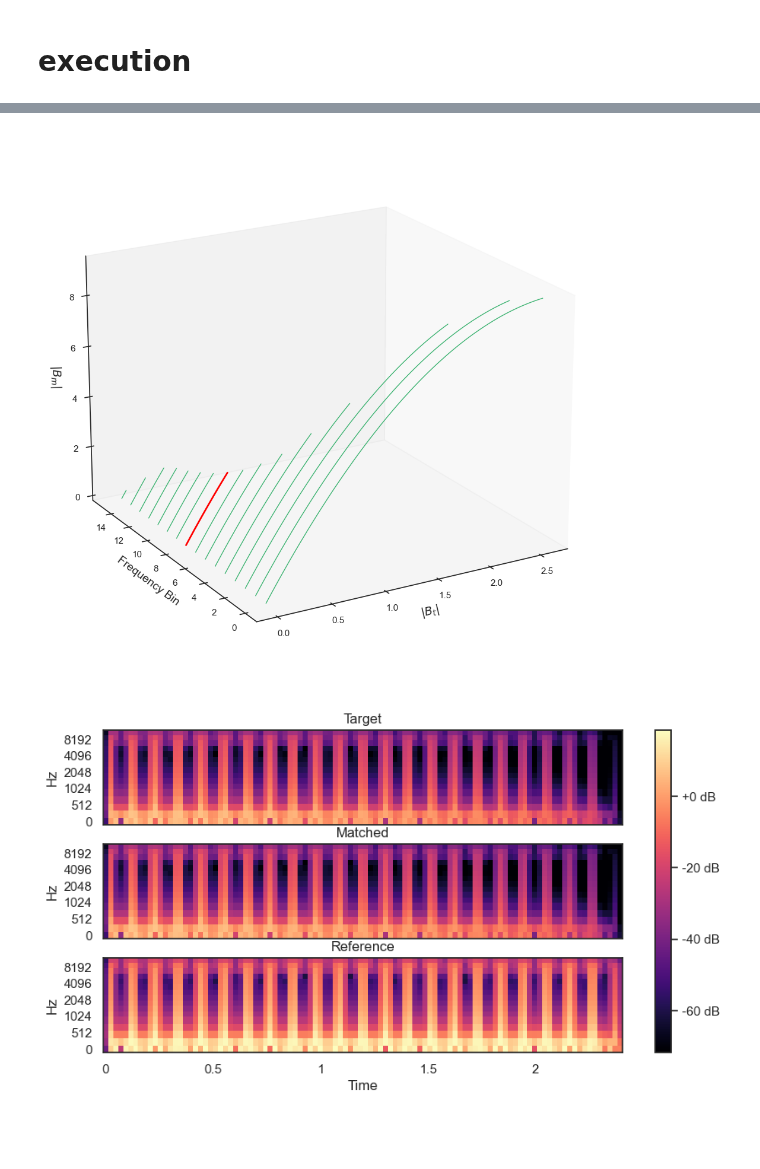
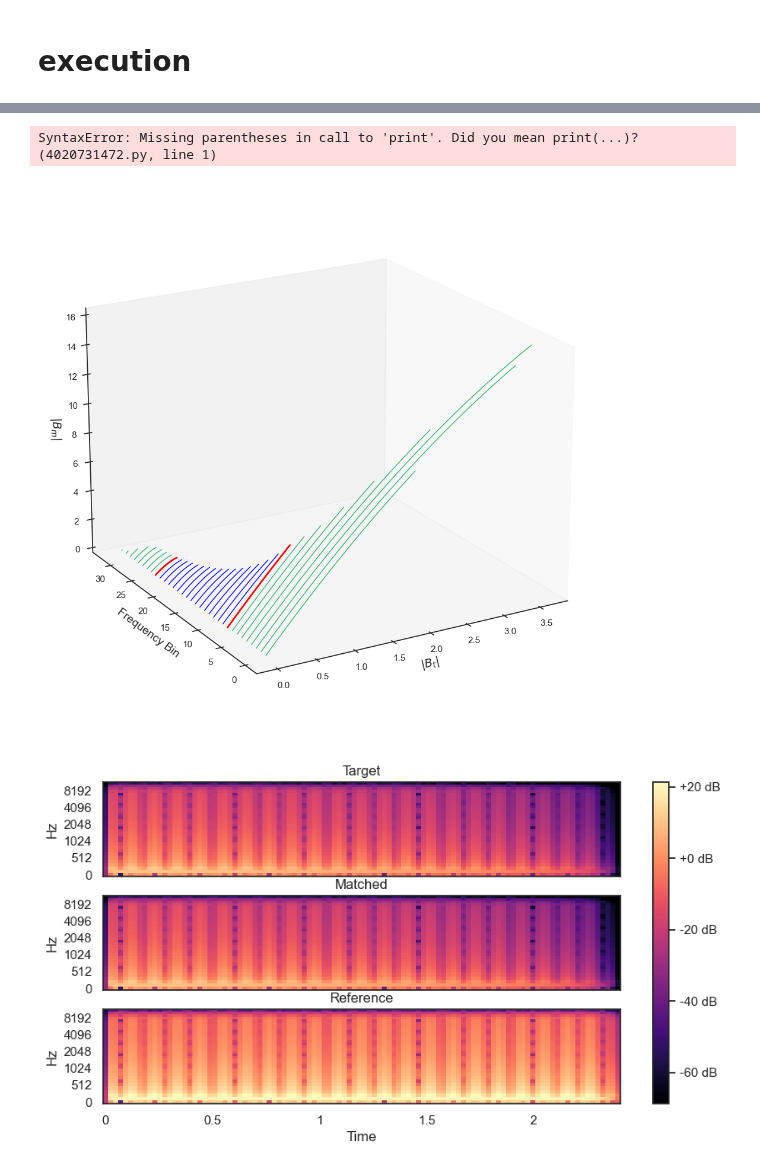
Before and after one commit to Mrozinskikj/MSci-Project, a Jupyter notebook: clean.ipynb, the cells around one changed output, grey strips where cells are left out. Cells and saved outputs as stored; diff of their text form; code cells hidden in the pictures; blank space fills up the shorter version.

```diff
--- a/clean.ipynb
+++ b/clean.ipynb
@@ -435,6 +440,28 @@ def findMatchings(tAudio,rAudio,interval,boundaries,order,searchSize,plot=False)
         rHist = sumHist(dynamicResponses(rAudio["STFT"][boundaries[i]:boundaries[i+1]],interval))
         result = findMin(tSlices,rHist,interval=interval,order=order,searchSize=searchSize,plot=True)
         coeffs[i]=result
+    return coeffs
+
+def findMatchingsHill(tAudio,rAudio,interval,boundaries,order,searchSize,plot=False):
+    coeffs = np.zeros((len(boundaries)-1,order))
+
+    for i in range(len(boundaries)-1):
+        print("band",i)
+        global tSlices
+        global interVal
+        interval = interval
+        global rHist
+        tSlices = tAudio["STFT"][boundaries[i]:boundaries[i+1]]
+        rHist = sumHist(dynamicResponses(rAudio["STFT"][boundaries[i]:boundaries[i+1]],interval))
+        solution, value = Hill_Climbing_descent(function = func,
+        available_predictors_values = available_predictors_values,
+        greedy_step = 1,
+        start_solution = [1,0],
+        max_function_evals = 1000,
+        maximize = False,
+        seed = 1)
+        print(value)
+        coeffs[i]=solution
     return coeffs
 
 def matchOneBin(tAudio,rAudio,bin,interval,boundaries,order,searchSize,plot=False):
@@ -557,11 +584,11 @@ def plotMatchings(tAudio, coeffs, boundaries):
 # %% [markdown]
 <h1>execution</h1>
 # %%
-frameSize = 31
+frameSize = 65
 hopSize=512
 figScale=1
 
-numBands = 1
+numBands = 2
 interval = 1
 
 tAudio, rAudio = importAudio(target="tonequiet.wav",reference="toneloud.wav", frameSize=frameSize, output=False)
@@ -575,5 +602,5 @@ boundaries = bandBoundaries(numBands, numBins)
 # %%
-coeff = matchOneBin(tAudio,rAudio,0,interval,boundaries,order=2,searchSize=10)
+coeff = findMatchingsHill(tAudio,rAudio,interval,boundaries,order=2,searchSize=10)
 print(coeff)
 #coeffs = findMatchings(tAudio,rAudio,interval,boundaries,order=2,searchSize=10)
 # %% [output]
@@ -585,7 +613,11 @@ post: 0.039663461538461585
+# %%
+print coeff
+# %% [output]
+SyntaxError: Missing parentheses in call to 'print'. Did you mean print(...)? (4020731472.py, line 1)
 # %%
-coeffs = [coeff,coeff]
-plotMatchings(tAudio, coeffs, boundaries)
+
+plotMatchings(tAudio, coeff, boundaries)
 plotSpectrogram(tAudio,tAudio,rAudio)
 # %% [output]
-[figure, old version]
+[figure, new version]
-[figure, old version]
+[figure, new version]
```
Also changed, not shown: parts of 4 cells of this notebook.
